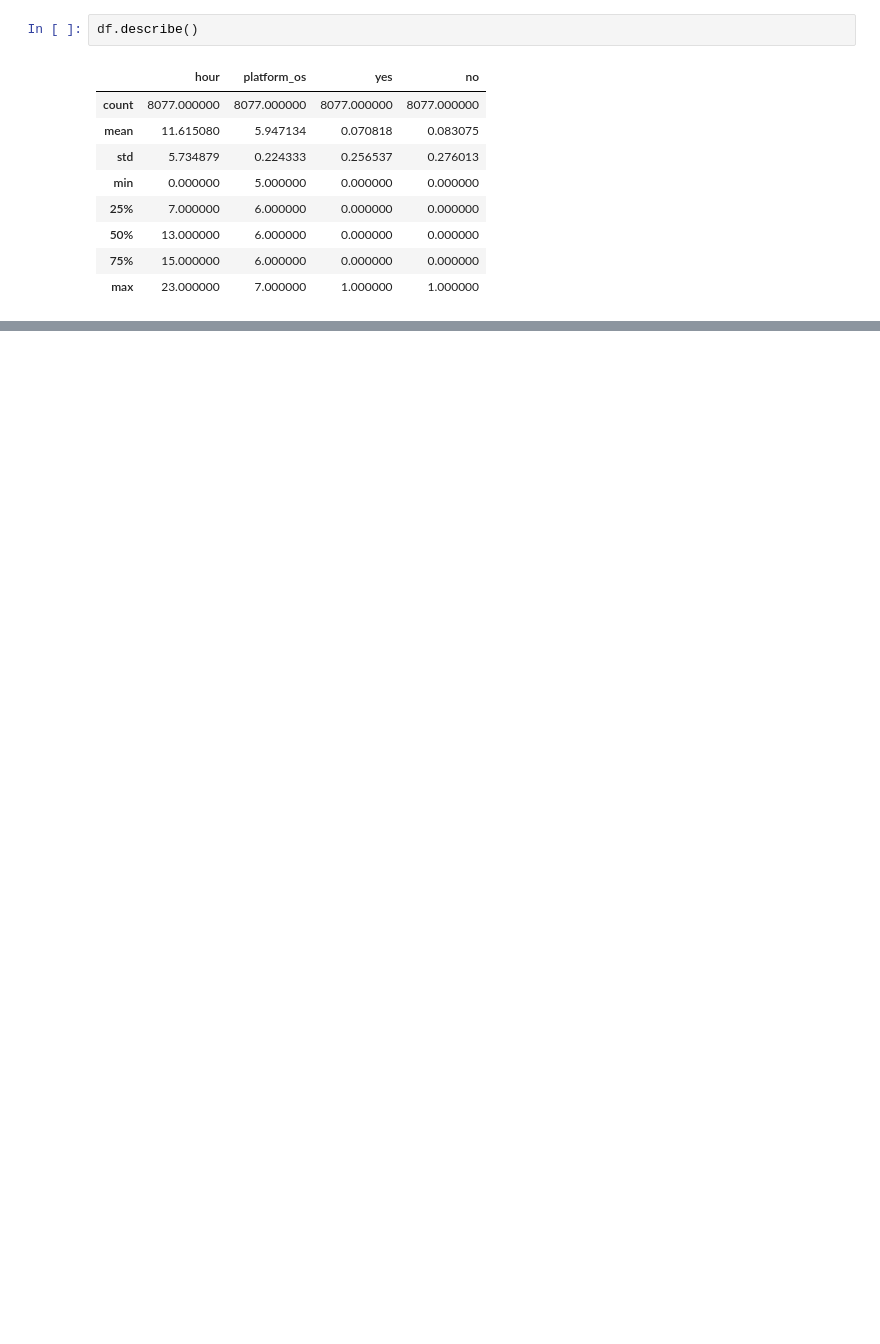
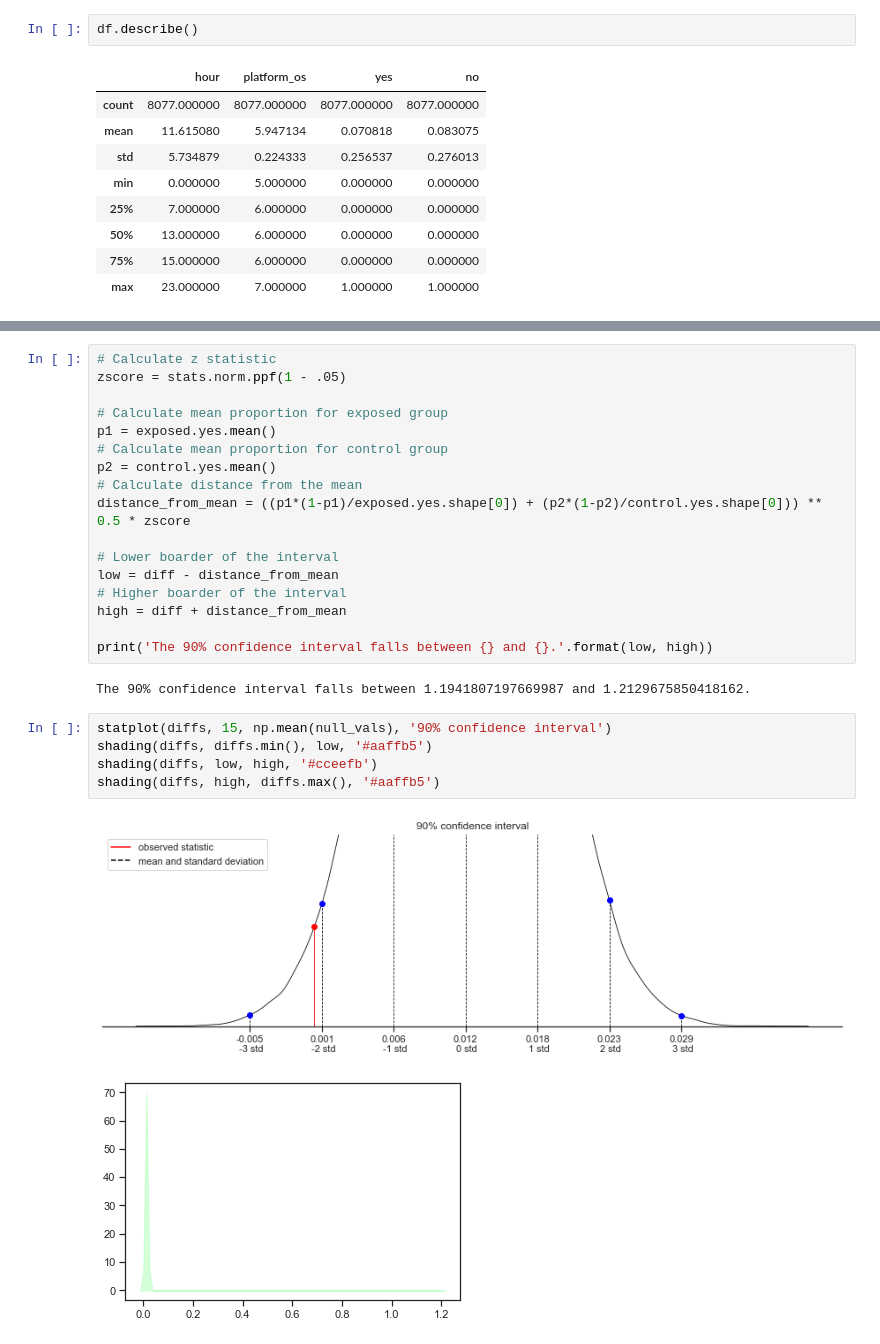
Before and after one commit to 10-Academy-Group-2/AB-Testing-Ad-campaign-performance-P, a Jupyter notebook: notebooks/Preprocessing_and_EDA.ipynb, the cells around one changed output, grey strips where cells are left out. Saved outputs shown, nothing was run; the diff lists cells and outputs as text; blank space fills up the shorter version.

```diff
--- a/notebooks/Preprocessing_and_EDA.ipynb
+++ b/notebooks/Preprocessing_and_EDA.ipynb
@@ -225,0 +419,27 @@ df.describe()
+# %%
+# Calculate z statistic
+zscore = stats.norm.ppf(1 - .05)
+
+# Calculate mean proportion for exposed group
+p1 = exposed.yes.mean()
+# Calculate mean proportion for control group
+p2 = control.yes.mean()
+# Calculate distance from the mean
+distance_from_mean = ((p1*(1-p1)/exposed.yes.shape[0]) + (p2*(1-p2)/control.yes.shape[0])) ** 0.5 * zscore
+
+# Lower boarder of the interval
+low = diff - distance_from_mean
+# Higher boarder of the interval
+high = diff + distance_from_mean
+
+print('The 90% confidence interval falls between {} and {}.'.format(low, high))
+# %% [output]
+The 90% confidence interval falls between 1.1941807197669987 and 1.2129675850418162.
+# %%
+statplot(diffs, 15, np.mean(null_vals), '90% confidence interval')
+shading(diffs, diffs.min(), low, '#aaffb5')
+shading(diffs, low, high, '#cceefb')
+shading(diffs, high, diffs.max(), '#aaffb5')
+# %% [output]
+[figure, added]
+[figure, added]
```
Also changed, not shown: parts of 23 cells of this notebook.
